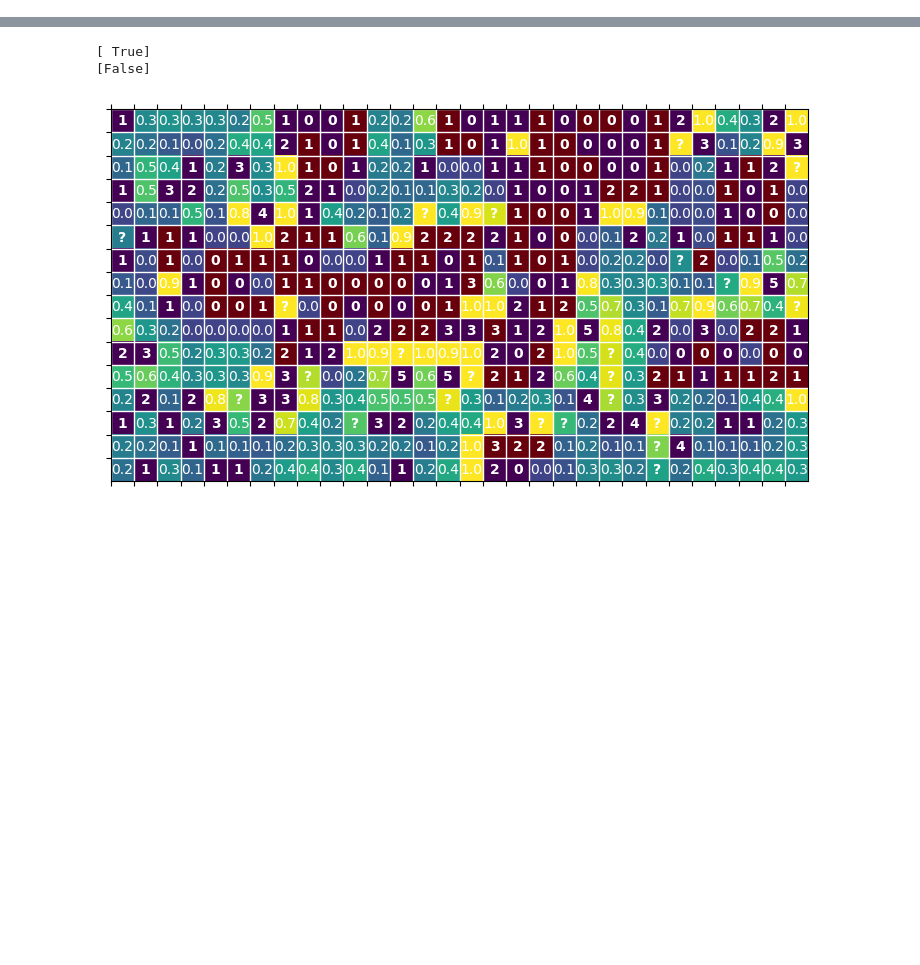
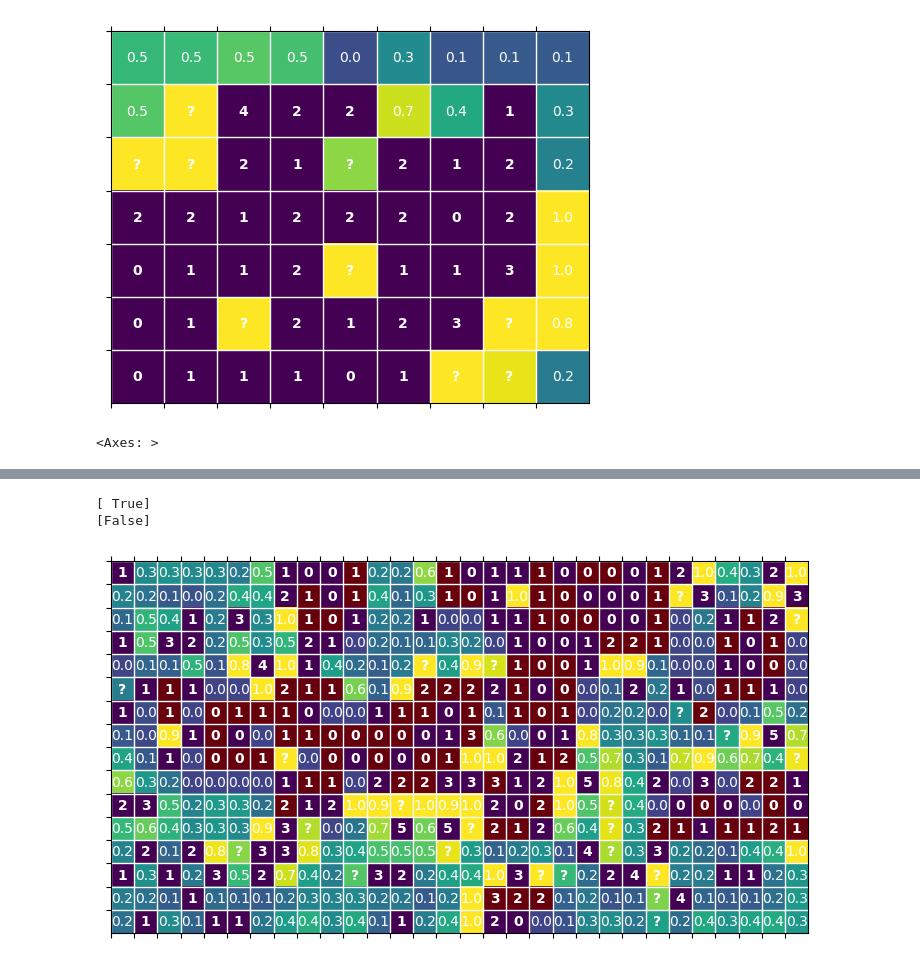
Before and after one commit to ClaudioPaterniti/MineSweeperLearning, a Jupyter notebook: test.ipynb, the cells around one changed output, grey strips where cells are left out. Cells and saved outputs as stored; diff of their text form; code cells hidden in the pictures; blank space fills up the shorter version.

```diff
--- a/test.ipynb
+++ b/test.ipynb
@@ -12,3 +27,9 @@ player = ThresholdPlayer(model)
+# %%
+p = model(g)
+pyplot_game(g[0], mine_probs=p[0])
+# %% [output]
+[figure, added]
+<Axes: >
 # %%
 g = Game(16, 30, 99, n=1)
 g.random_open(0.3)
```
Also changed, not shown: parts of 5 cells of this notebook, 8 other files.
